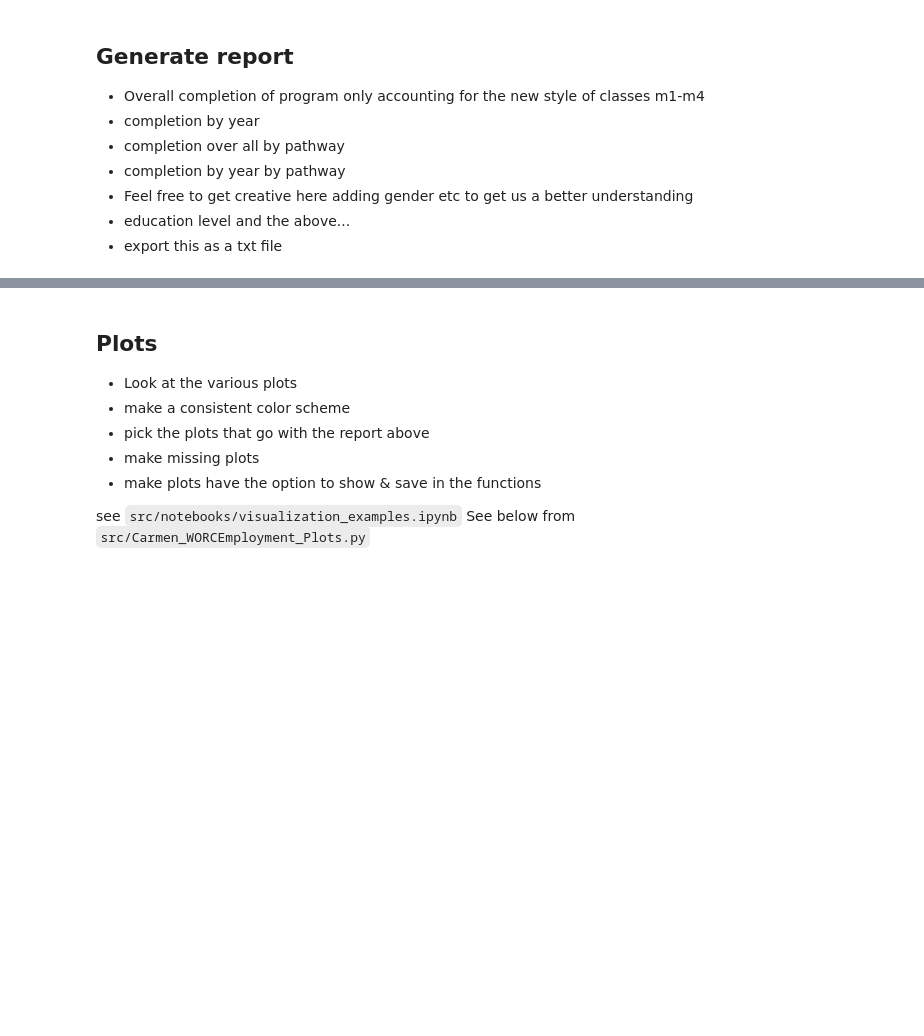
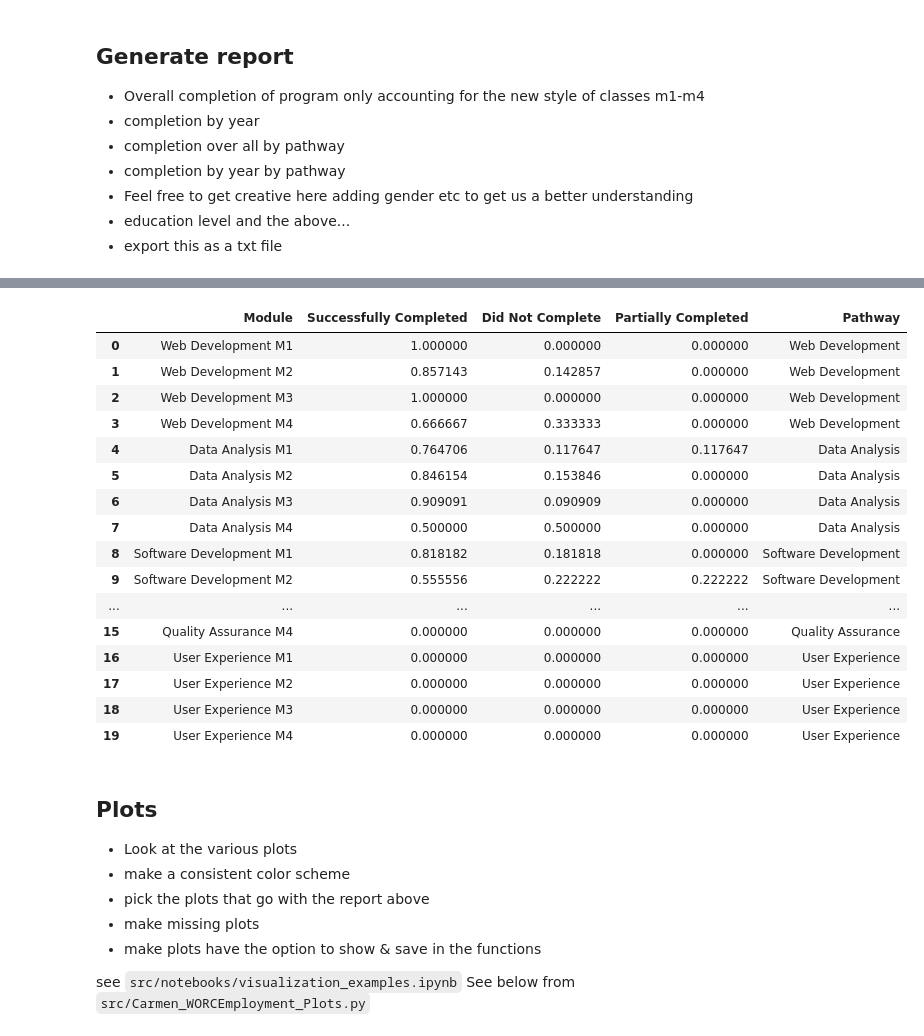
Before and after one commit to dmorton714/CodeYouDataProject, a Jupyter notebook: src/notebooks/mainNb.ipynb, the cells around one changed output, grey strips where cells are left out. Cells and saved outputs as stored; diff of their text form; code cells hidden in the pictures; blank space fills up the shorter version.

```diff
--- a/src/notebooks/mainNb.ipynb
+++ b/src/notebooks/mainNb.ipynb
@@ -768,0 +767,3 @@ print("✅ Salary cleaning DataFrame test passed!")
+# %%
+arc_enroll = dfs['ARC_Enrollments']
+arc_enroll.head(2)
@@ -768,0 +913,4 @@ print("✅ Salary cleaning DataFrame test passed!")
+# %%
+completion_data = Completion_rate_data(arc_enroll)
+completion = completion_data.Get_completion_percentages('2023-05-01')
+completion
@@ -769,3 +935,25 @@ print("✅ Salary cleaning DataFrame test passed!")
+# %%
+all_completion_data = Completion_rate_data(arc_enroll)
+all_completion = completion_data.Get_completion_percentages("All cohorts")
+completion
+# %% [output]
+|  | Module | Successfully Completed | Did Not Complete | Partially Completed | Pathway |
+| 0 | Web Development M1 | 1.000000 | 0.000000 | 0.000000 | Web Development |
+| 1 | Web Development M2 | 0.857143 | 0.142857 | 0.000000 | Web Development |
+| 2 | Web Development M3 | 1.000000 | 0.000000 | 0.000000 | Web Development |
+| 3 | Web Development M4 | 0.666667 | 0.333333 | 0.000000 | Web Development |
+| 4 | Data Analysis M1 | 0.764706 | 0.117647 | 0.117647 | Data Analysis |
+| 5 | Data Analysis M2 | 0.846154 | 0.153846 | 0.000000 | Data Analysis |
+| 6 | Data Analysis M3 | 0.909091 | 0.090909 | 0.000000 | Data Analysis |
+| 7 | Data Analysis M4 | 0.500000 | 0.500000 | 0.000000 | Data Analysis |
+| 8 | Software Development M1 | 0.818182 | 0.181818 | 0.000000 | Software Development |
+| 9 | Software Development M2 | 0.555556 | 0.222222 | 0.222222 | Software Development |
+| ... | ... | ... | ... | ... | ... |
+| 15 | Quality Assurance M4 | 0.000000 | 0.000000 | 0.000000 | Quality Assurance |
+| 16 | User Experience M1 | 0.000000 | 0.000000 | 0.000000 | User Experience |
+| 17 | User Experience M2 | 0.000000 | 0.000000 | 0.000000 | User Experience |
+| 18 | User Experience M3 | 0.000000 | 0.000000 | 0.000000 | User Experience |
+| 19 | User Experience M4 | 0.000000 | 0.000000 | 0.000000 | User Experience |
 # %% [markdown]
 ## Plots
 
```
Also changed, not shown: parts of 15 cells of this notebook.
